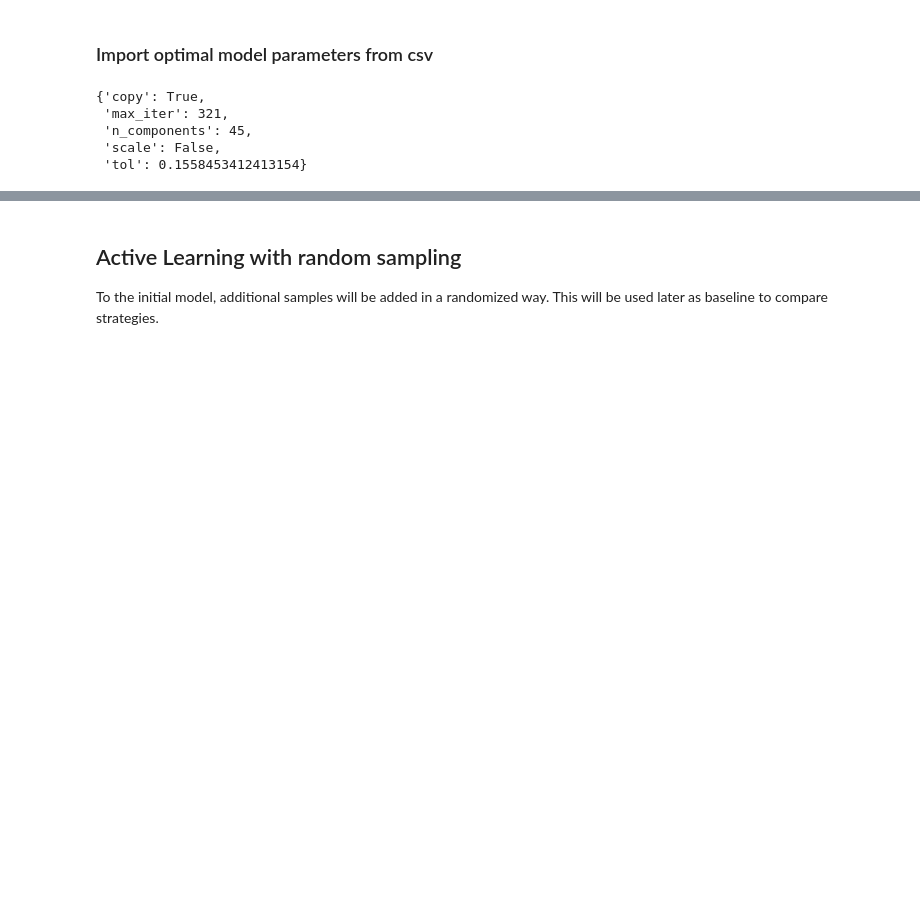
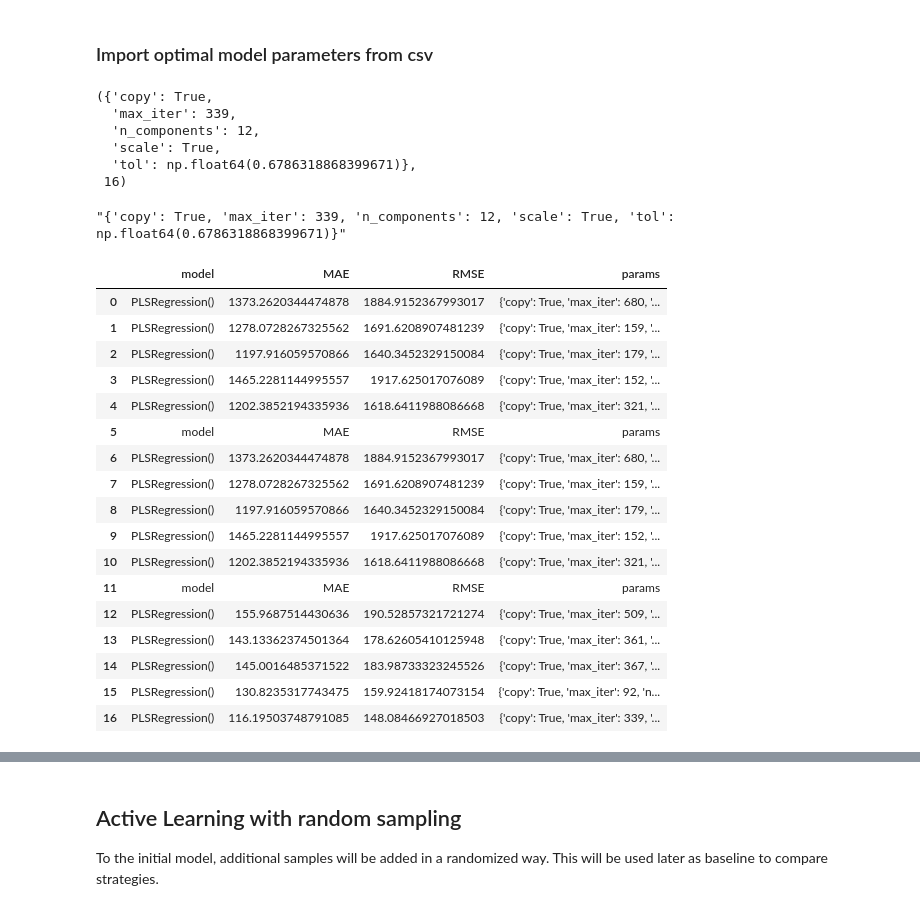
Before and after one commit to thegitrogmonster/Zamberger_thesis_AL2024, a Jupyter notebook: 04_Active_Learning/04_active_learning.ipynb, the cells around one changed output, grey strips where cells are left out. Saved outputs shown, nothing was run; the diff lists cells and outputs as text; code cells hidden in the pictures; blank space fills up the shorter version.

```diff
--- a/04_Active_Learning/04_active_learning.ipynb
+++ b/04_Active_Learning/04_active_learning.ipynb
@@ -553,15 +584,42 @@ pls_rscv_results = pd.read_csv(
     decimal=".",
     encoding="utf-8",
 )
+rscv_rmse = pls_rscv_results["RMSE"].idxmin()
 # identify the best parameters via the rmse
 params_pls = eval(pls_rscv_results.loc[pls_rscv_results["RMSE"].idxmin()].params)
-params_pls
+params_pls, rscv_rmse
 # %% [output]
-{'copy': True,
- 'max_iter': 321,
- 'n_components': 45,
- 'scale': False,
- 'tol': 0.1558453412413154}
+({'copy': True,
+  'max_iter': 339,
+  'n_components': 12,
+  'scale': True,
+  'tol': np.float64(0.6786318868399671)},
+ 16)
+# %%
+pls_rscv_results.loc[pls_rscv_results["RMSE"].idxmin()].params
+# %% [output]
+"{'copy': True, 'max_iter': 339, 'n_components': 12, 'scale': True, 'tol': np.float64(0.6786318868399671)}"
+# %%
+pls_rscv_results
+# %% [output]
+|  | model | MAE | RMSE | params |
+| 0 | PLSRegression() | 1373.2620344474878 | 1884.9152367993017 | {'copy': True, 'max_iter': 680, '... |
+| 1 | PLSRegression() | 1278.0728267325562 | 1691.6208907481239 | {'copy': True, 'max_iter': 159, '... |
+| 2 | PLSRegression() | 1197.916059570866 | 1640.3452329150084 | {'copy': True, 'max_iter': 179, '... |
+| 3 | PLSRegression() | 1465.2281144995557 | 1917.625017076089 | {'copy': True, 'max_iter': 152, '... |
+| 4 | PLSRegression() | 1202.3852194335936 | 1618.6411988086668 | {'copy': True, 'max_iter': 321, '... |
+| 5 | model | MAE | RMSE | params |
+| 6 | PLSRegression() | 1373.2620344474878 | 1884.9152367993017 | {'copy': True, 'max_iter': 680, '... |
+| 7 | PLSRegression() | 1278.0728267325562 | 1691.6208907481239 | {'copy': True, 'max_iter': 159, '... |
+| 8 | PLSRegression() | 1197.916059570866 | 1640.3452329150084 | {'copy': True, 'max_iter': 179, '... |
+| 9 | PLSRegression() | 1465.2281144995557 | 1917.625017076089 | {'copy': True, 'max_iter': 152, '... |
+| 10 | PLSRegression() | 1202.3852194335936 | 1618.6411988086668 | {'copy': True, 'max_iter': 321, '... |
+| 11 | model | MAE | RMSE | params |
+| 12 | PLSRegression() | 155.9687514430636 | 190.52857321721274 | {'copy': True, 'max_iter': 509, '... |
+| 13 | PLSRegression() | 143.13362374501364 | 178.62605410125948 | {'copy': True, 'max_iter': 361, '... |
+| 14 | PLSRegression() | 145.0016485371522 | 183.98733323245526 | {'copy': True, 'max_iter': 367, '... |
+| 15 | PLSRegression() | 130.8235317743475 | 159.92418174073154 | {'copy': True, 'max_iter': 92, 'n... |
+| 16 | PLSRegression() | 116.19503748791085 | 148.08466927018503 | {'copy': True, 'max_iter': 339, '... |
 # %%
 # retrive the best parameters as a dictionary
 
```
Also changed, not shown: parts of 25 cells of this notebook.
